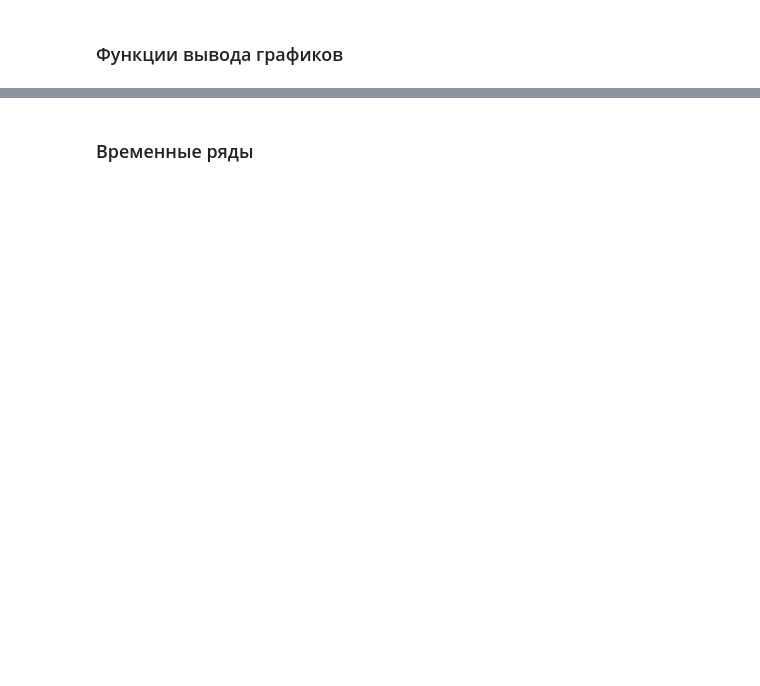
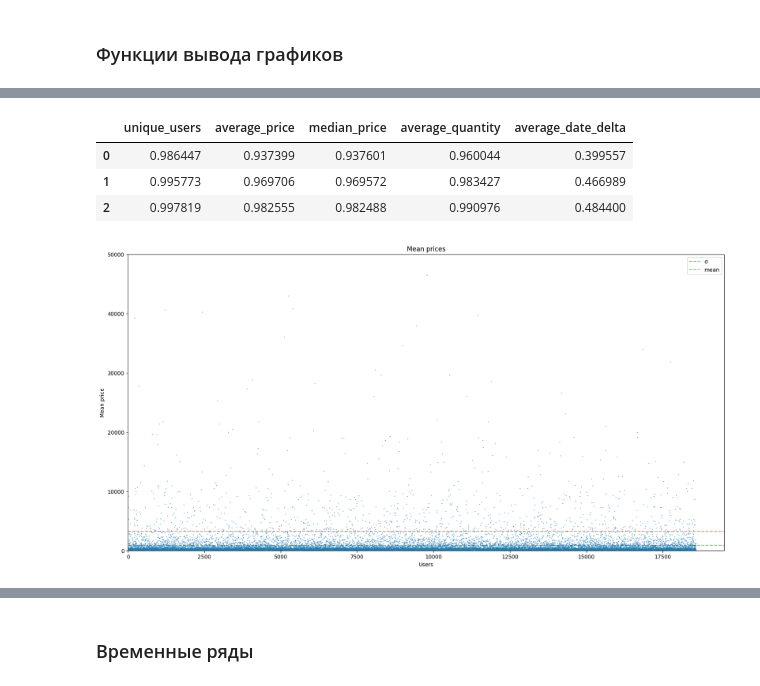
Before and after one commit to Barashkov-GO/vkr, a Jupyter notebook: data_analysis.ipynb, the cells around one changed output, grey strips where cells are left out. Drawn from its saved outputs; the diff is of its cells as text; code cells hidden in the pictures; blank space fills up the shorter version.

Commit message:
data analysis using graphics, three-sigma rule, weekday_info, product_info, user_info added (using data)

```diff
--- a/data_analysis.ipynb
+++ b/data_analysis.ipynb
@@ -56,0 +77,21 @@ scatter_prices(data, 15058563)
+# %%
+def scatter_mean_prices(data, ylim=None):
+    fig, ax = plt.subplots(figsize=(20, 10))
+
+    ax.scatter(data.index, data['average_price'], s=0.2)
+
+    x = data['average_price']
+    m, s = x.mean(), x.std()
+
+    ax.axhline(m - s, alpha=0.5, linestyle='--', color='r', label='σ')
+    ax.axhline(m + s, alpha=0.5, linestyle='--', color='r')
+    ax.axhline(m, alpha=0.5, linestyle='--', color='g', label='mean')
+
+    ax.set_ylim(bottom=0, top=ylim)
+    ax.set_xlim(left=0)
+    ax.set_xlabel('Users')
+    ax.set_ylabel('Mean price')
+    ax.set_title('Mean prices')
+
+    ax.legend()
+    plt.savefig(FIGURES_PATH + 'users_mean_prices')
@@ -56,0 +259,21 @@ scatter_prices(data, 15058563)
+# %%
+def get_user_info(data):
+    """
+    :param data: receipts - pandas.DataFrame
+    :return: ans: info for every user - pandas.DataFrame
+    """
+
+    grouped_by_user = data[['gid', 'line_item_price', 'product_id']].groupby(by='gid')
+    ans = grouped_by_user[['product_id']].apply(lambda x: x.nunique()).rename(columns={'product_id': 'unique_products'})
+    ans['average_price'] = grouped_by_user['line_item_price'].apply(lambda x: np.mean(x.values))
+    ans['quantile_0.25'] = grouped_by_user['line_item_price'].quantile(0.25)
+    ans['median_price'] = grouped_by_user['line_item_price'].apply(lambda x: get_median(x))
+    ans['quantile_0.75'] = grouped_by_user['line_item_price'].quantile(0.75)
+    ans['quartile_range'] = ans['quantile_0.75'] - ans['quantile_0.25']
+    ans['std'] = grouped_by_user['line_item_price'].std()
+    # ans['average_date_delta'] = grouped_by_user['datetime'].apply(lambda x: get_mean(get_time_delta(x)))
+    # ans['date_quartile_range'] = grouped_by_user['datetime'].apply(lambda x: get_quartile_range(get_time_delta(x)))
+    return ans
+# %%
+user_info = get_user_info(data)
+user_info
@@ -56,0 +311,11 @@ scatter_prices(data, 15058563)
+# %%
+product_info.apply(three_sigmas)
+# %% [output]
+|  | unique_users | average_price | median_price | average_quantity | average_date_delta |
+| 0 | 0.986447 | 0.937399 | 0.937601 | 0.960044 | 0.399557 |
+| 1 | 0.995773 | 0.969706 | 0.969572 | 0.983427 | 0.466989 |
+| 2 | 0.997819 | 0.982555 | 0.982488 | 0.990976 | 0.484400 |
+# %%
+scatter_mean_prices(user_info, ylim=50_000)
+# %% [output]
+[figure, added]
```
Also changed, not shown: parts of 40 cells of this notebook, 1 other file.
